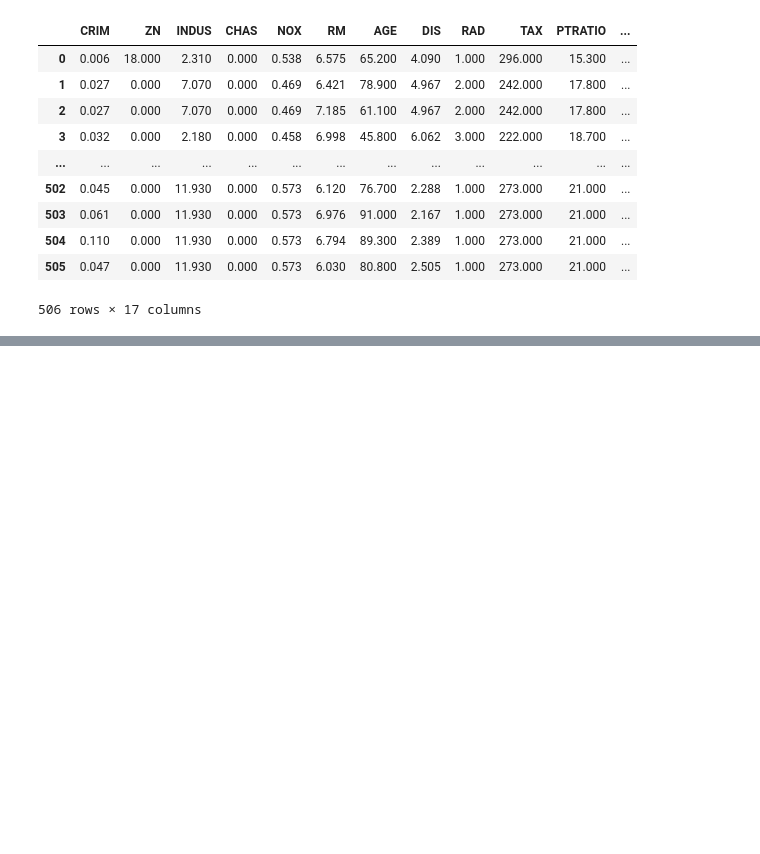
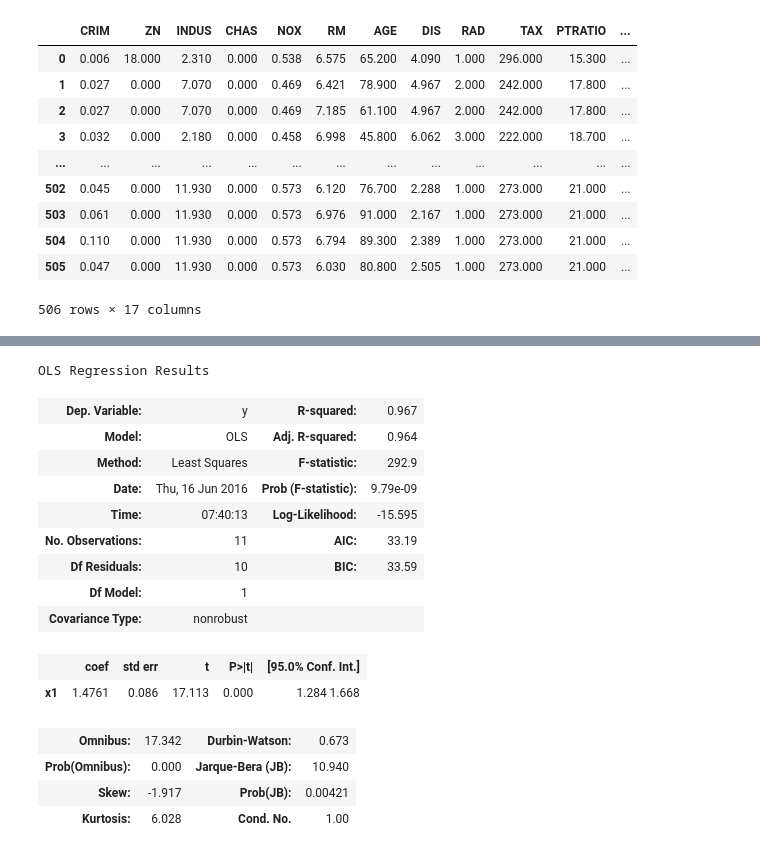
Before and after one commit to sada-narayanappa/Notebooks, a Jupyter notebook: Notes/100-MachineLearning.ipynb, the cells around one changed output, grey strips where cells are left out. Saved outputs shown, nothing was run; the diff lists cells and outputs as text; code cells hidden in the pictures; blank space fills up the shorter version.

```diff
--- a/Notes/100-MachineLearning.ipynb
+++ b/Notes/100-MachineLearning.ipynb
@@ -180,0 +301,24 @@ mydata_with_pd
+# %%
+import statsmodels.formula.api as sm
+from sklearn.linear_model import LinearRegression
+import scipy, scipy.stats
+
+result = sm.OLS( y, X ).fit()
+result.summary()
+# %% [output]
+OLS Regression Results
+| Dep. Variable: | y | R-squared: | 0.967 |
+| Model: | OLS | Adj. R-squared: | 0.964 |
+| Method: | Least Squares | F-statistic: | 292.9 |
+| Date: | Thu, 16 Jun 2016 | Prob (F-statistic): | 9.79e-09 |
+| Time: | 07:40:13 | Log-Likelihood: | -15.595 |
+| No. Observations: | 11 | AIC: | 33.19 |
+| Df Residuals: | 10 | BIC: | 33.59 |
+| Df Model: | 1 |  |  |
+| Covariance Type: | nonrobust |  |  |
+|  | coef | std err | t | P>|t| | [95.0% Conf. Int.] |
+| x1 | 1.4761 | 0.086 | 17.113 | 0.000 | 1.284 1.668 |
+| Omnibus: | 17.342 | Durbin-Watson: | 0.673 |
+| Prob(Omnibus): | 0.000 | Jarque-Bera (JB): | 10.940 |
+| Skew: | -1.917 | Prob(JB): | 0.00421 |
+| Kurtosis: | 6.028 | Cond. No. | 1.00 |
```
Also changed, not shown: parts of 6 cells of this notebook, 5 other files.
